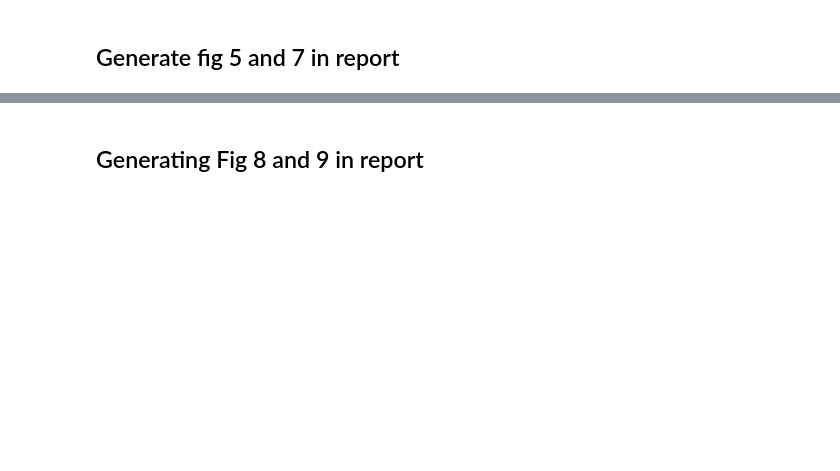
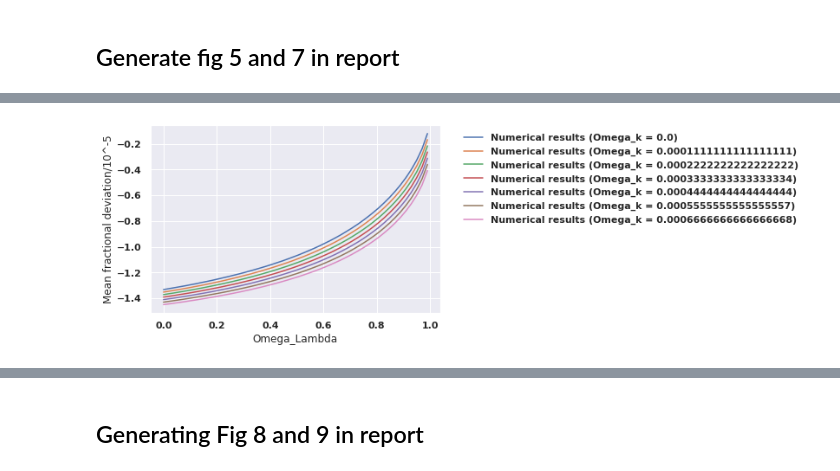
Before and after one commit to lingxz/lightbending, a Jupyter notebook: produce_plot.ipynb, the cells around one changed output, grey strips where cells are left out. Drawn from its saved outputs; the diff is of its cells as text; code cells hidden in the pictures; blank space fills up the shorter version.

```diff
--- a/produce_plot.ipynb
+++ b/produce_plot.ipynb
@@ -19,0 +24,7 @@ plot_rs('data/curvedpyoutput.csv', plot_ishak=True, plot_kantowski=True, latex=T
+# %%
+from utils import plot_rs_multiple_ks
+# using output from curved.py
+sns.set_theme()
+plot_rs_multiple_ks('curvedpyoutput_withk.csv', latex=False)
+# %% [output]
+[figure, added]
```
Also changed, not shown: parts of 5 cells of this notebook, 8 other files.
